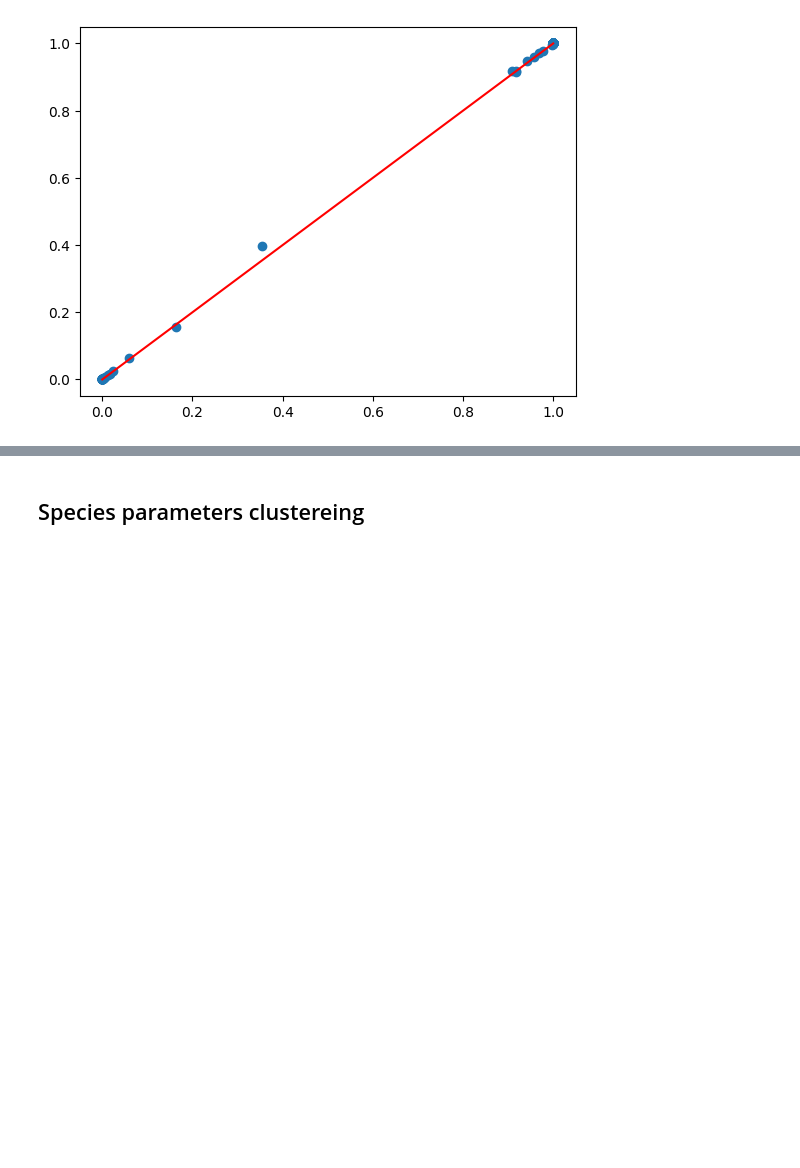
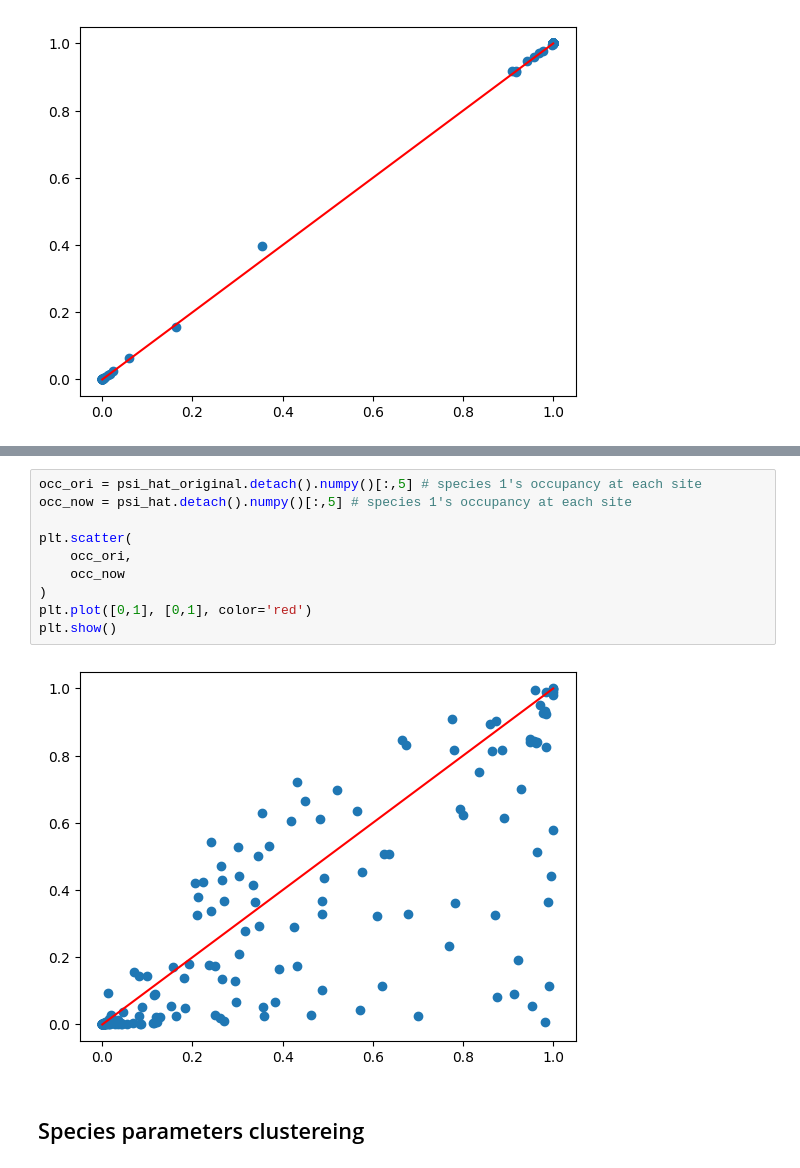
Before and after one commit to chenyangkang/Occupancy_NN, a Jupyter notebook: new/test_GNN_combined_with_sp_interaction_removing_nodes.ipynb, the cells around one changed output, grey strips where cells are left out. Cells and saved outputs as stored; diff of their text form; blank space fills up the shorter version.

```diff
--- a/new/test_GNN_combined_with_sp_interaction_removing_nodes.ipynb
+++ b/new/test_GNN_combined_with_sp_interaction_removing_nodes.ipynb
@@ -892,3 +771,15 @@ plt.show()
+# %%
+occ_ori = psi_hat_original.detach().numpy()[:,5] # species 1's occupancy at each site
+occ_now = psi_hat.detach().numpy()[:,5] # species 1's occupancy at each site
+
+plt.scatter(
+    occ_ori,
+    occ_now
+)
+plt.plot([0,1], [0,1], color='red')
+plt.show()
+# %% [output]
+[figure, added]
 # %% [markdown]
 ## Species parameters clustereing
 # %%
```
Also changed, not shown: parts of 14 cells of this notebook.
